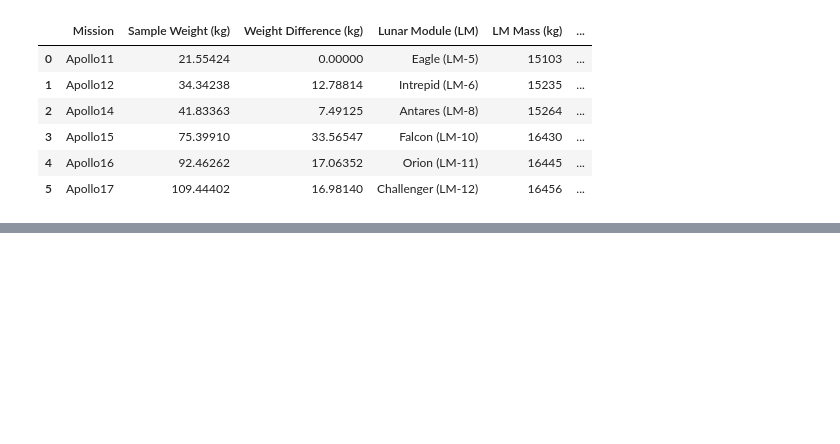
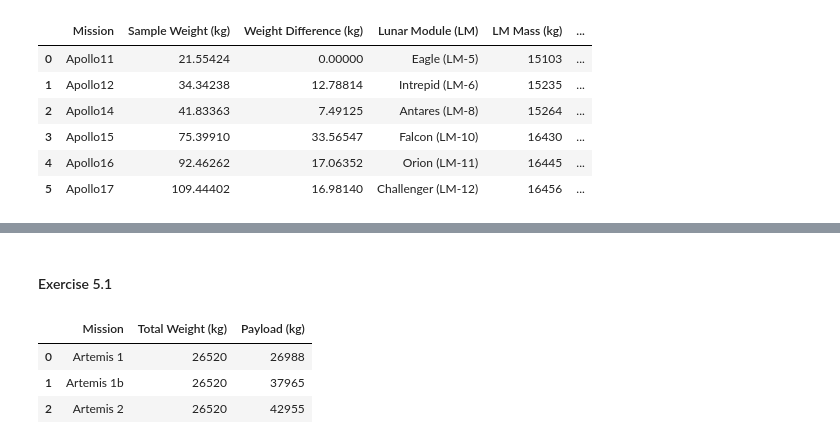
Before and after one commit to pmikaelah/Learn-Microsoft-Learning-Path-1-Explore-space-with-Python-and-Visual-Studio-Code, a Jupyter notebook: over-the-moon/sample-return/sample-return.ipynb, the cells around one changed output, grey strips where cells are left out. Drawn from its saved outputs; the diff is of its cells as text; code cells hidden in the pictures; blank space fills up the shorter version.

```diff
--- a/over-the-moon/sample-return/sample-return.ipynb
+++ b/over-the-moon/sample-return/sample-return.ipynb
@@ -336,0 +408,17 @@ missions
+# %% [markdown]
+#### Exercise 5.1
+# %%
+import pandas as pd
+rock_samples = pd.read_csv('data/rocksamples.csv')
+
+artemis_crewedArea = 26520
+artemis_missions = pd.DataFrame({'Mission': ['Artemis 1','Artemis 1b','Artemis 2'],
+                                'Total Weight (kg)': [artemis_crewedArea,artemis_crewedArea,artemis_crewedArea],
+                                'Payload (kg)': [26988, 37965, 42955]})
+
+artemis_missions
+# %% [output]
+|  | Mission | Total Weight (kg) | Payload (kg) |
+| 0 | Artemis 1 | 26520 | 26988 |
+| 1 | Artemis 1b | 26520 | 37965 |
+| 2 | Artemis 2 | 26520 | 42955 |
```
Also changed, not shown: parts of 11 cells of this notebook.
